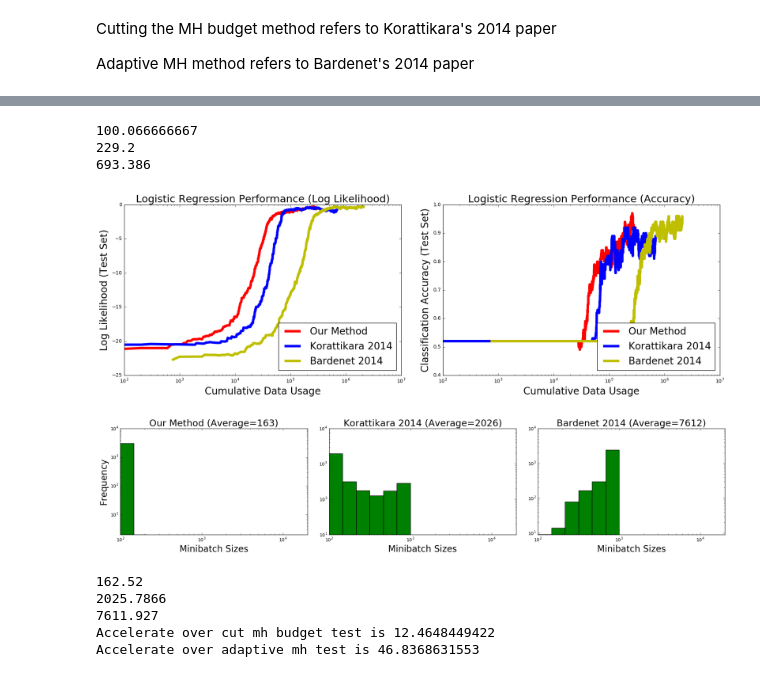
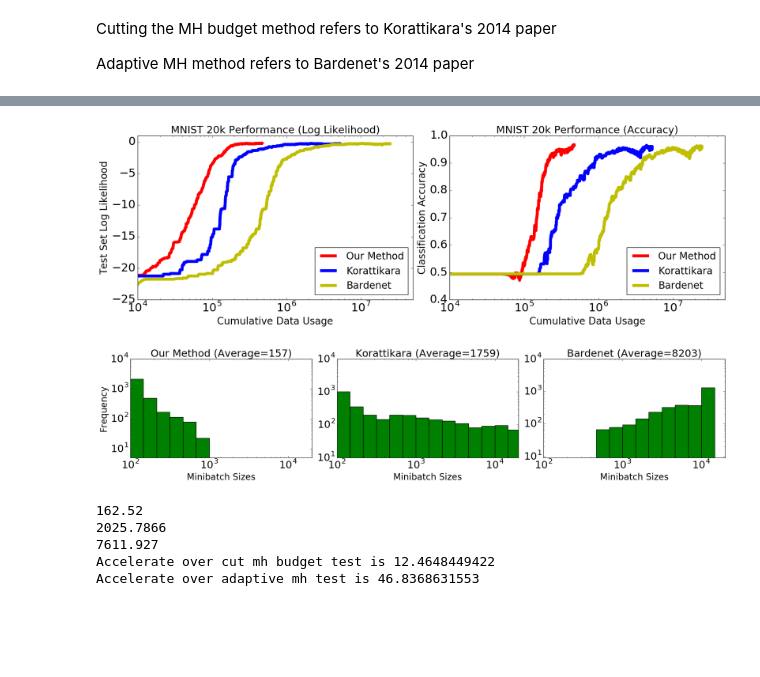
Before and after one commit to DanielTakeshi/New_MH_Test, a Jupyter notebook: code/plot_result_logisticRegression.ipynb, the cells around one changed output, grey strips where cells are left out. Cells and saved outputs as stored; diff of their text form; code cells hidden in the pictures; blank space fills up the shorter version.

Commit message:
Updated figures for logistic regression 20k. Now lets try tuning.

```diff
--- a/code/plot_result_logisticRegression.ipynb
+++ b/code/plot_result_logisticRegression.ipynb
@@ -107,7 +83,8 @@ Here, we use both log likelihood and accuracy.
 And then we'll plot the minibatch sizes.
 """
 
-# Let's get the plot and some shared values established.
+#Let's get the plot and some shared values established.
+import matplotlib
 fig, axarr = plt.subplots(1,2, figsize=(18, 6))
 
 x_label = "Cumulative Data Usage"
@@ -115,96 +92,97 @@ title_size = 21
 axis_size = 20
 tick_size = 23
 legend_size = 20
-width = 5.0
-xlimits = [2*(10**2), 10**8]
+width = 6.0
+xlimits = [10**4, (10**8)/2]
 
 axarr[0].plot(cum_size_ours, ll_test_ours, 'r', label='Our Method', lw=width)
-axarr[0].plot(cum_size_kora, ll_test_kora, 'b', label='Korattikara 2014', lw=width)
-axarr[0].plot(cum_size_bard, ll_test_bard, 'y', label='Bardenet 2014', lw=width)
-#axarr[0].set_xlim(xlimits)
-#axarr[0].set_ylim([-25,0])
+axarr[0].plot(cum_size_kora, ll_test_kora, 'b', label='Korattikara', lw=width)
+axarr[0].plot(cum_size_bard, ll_test_bard, 'y', label='Bardenet', lw=width)
+axarr[0].set_xlim(xlimits)
+axarr[0].set_ylim([-25,1])
 axarr[0].set_xscale("log")
-axarr[0].set_title("Logistic Regression Performance (Log Likelihood)", fontsize=title_size)
+axarr[0].set_title("MNIST 20k Performance (Log Likelihood)", fontsize=title_size)
 axarr[0].set_xlabel(x_label, fontsize=axis_size)
-axarr[0].set_ylabel("Log Likelihood (Test Set)", fontsize=axis_size)
+axarr[0].set_ylabel("Test Set Log Likelihood", fontsize=axis_size)
 axarr[0].legend(loc="lower right", prop={'size':legend_size})
+axarr[0].tick_params(axis='x', labelsize=tick_size)
+axarr[0].tick_params(axis='y', labelsize=tick_size)
 
 axarr[1].plot(cum_size_ours, accuracy_ours, 'r', label='Our Method', lw=width)
-axarr[1].plot(cum_size_kora, accuracy_kora, 'b', label='Korattikara 2014', lw=width)
-axarr[1].plot(cum_size_bard, accuracy_bard, 'y', label='Bardenet 2014', lw=width)
-#axarr[1].set_xlim(xlimits)
+axarr[1].plot(cum_size_kora, accuracy_kora, 'b', label='Korattikara', lw=width)
+axarr[1].plot(cum_size_bard, accuracy_bard, 'y', label='Bardenet', lw=width)
+axarr[1].set_xlim(xlimits)
 #axarr[1].set_ylim([0.4,1])
 axarr[1].set_xscale("log")
-axarr[1].set_title("Logistic Regression Performance (Accuracy)", fontsize=title_size)
+axarr[1].set_title("MNIST 20k Performance (Accuracy)", fontsize=title_size)
 axarr[1].set_xlabel(x_label, fontsize=axis_size)
-axarr[1].set_ylabel("Classification Accuracy (Test Set)", fontsize=axis_size)
+axarr[1].set_ylabel("Classification Accuracy", fontsize=axis_size)
 axarr[1].legend(loc="lower right", prop={'size':legend_size})
+axarr[1].tick_params(axis='x', labelsize=tick_size)
+axarr[1].tick_params(axis='y', labelsize=tick_size)
 
 plt.tight_layout()
-# plt.savefig('../figures/LogisticRegressionResult/logistic_performance.png', dpi=300)
+#plt.savefig('../figures/LogisticRegressionResult/logistic_performance.png', dpi=300)
 
 
 
+# NEXT FIGURE!
 fig, axarr = plt.subplots(1,3, figsize=(20, 4.5))
 
-# A bunch of common values. The max_y value may need some tweaking.
+#A bunch of common values. The max_y value may need some tweaking.
 min_x = 10**2
 max_x = 2*(10**4)
 min_y = 0
 max_y = 10000
 yaxis_ticks = [10,100,1000,10000]
-title_size = 21
+title_size = 23
 axis_size = 20
 tick_size = 23
 fc = 'green'
 x_label = "Minibatch Sizes"
 y_label = "Frequency"
 
-axarr[0].set_title("Our Method (Average=163)", fontsize=title_size)
+axarr[0].set_title("Our Method (Average={})".format(int(np.mean(mb_size_ours))), fontsize=title_size)
 axarr[0].hist(mb_size_ours, bins=np.logspace(2, 6, 25), facecolor=fc)
 axarr[0].set_xlabel(x_label, fontsize=axis_size)
 axarr[0].set_ylabel(y_label, fontsize=axis_size)
 axarr[0].set_xscale('log')
 axarr[0].set_yscale('log')
 axarr[0].set_xlim([min_x,max_x])
 axarr[0].set_ylim([min_y,max_y])
 axarr[0].set_yticks(yaxis_ticks)
-print np.mean(mb_size_ours)
+axarr[0].tick_params(axis='x', labelsize=tick_size)
+axarr[0].tick_params(axis='y', labelsize=tick_size)
 
-axarr[1].set_title("Korattikara 2014 (Average=2026)", fontsize=title_size)
+axarr[1].set_title("Korattikara (Average={})".format(int(np.mean(mb_size_kora))), fontsize=title_size)
 axarr[1].hist(mb_size_kora, bins=np.logspace(2, 6, 25), facecolor=fc)
 axarr[1].set_xlabel(x_label, fontsize=axis_size)
 #axarr[1].set_ylabel(y_label, fontsize=axis_size)
 axarr[1].set_xscale('log')
 axarr[1].set_yscale('log')
 axarr[1].set_xlim([min_x,max_x])
 axarr[1].set_ylim([min_y,max_y])
 axarr[1].set_yticks(yaxis_ticks)
-print np.mean(mb_size_kora)
+axarr[1].tick_params(axis='x', labelsize=tick_size)
+axarr[1].tick_params(axis='y', labelsize=tick_size)
 
-axarr[2].set_title("Bardenet 2014 (Average=7612)", fontsize=title_size)
+axarr[2].set_title("Bardenet (Average={})".format(int(np.mean(mb_size_bard))), fontsize=title_size)
 axarr[2].hist(mb_size_bard, bins=np.logspace(2, 6, 25), facecolor=fc)
 axarr[2].set_xlabel(x_label, fontsize=axis_size)
 #axarr[2].set_ylabel(y_label, fontsize=axis_size)
 axarr[2].set_xscale('log')
 axarr[2].set_yscale('log')
 axarr[2].set_xlim([min_x,max_x])
 axarr[2].set_ylim([min_y,max_y])
 axarr[2].set_yticks(yaxis_ticks)
-print np.mean(mb_size_bard)
-
-#matplotlib.rc('xtick', labelsize=tick_size)
-#matplotlib.rc('ytick', labelsize=tick_size)
-#fig.subplots_adjust(hspace=5)
+axarr[2].tick_params(axis='x', labelsize=tick_size)
+axarr[2].tick_params(axis='y', labelsize=tick_size)
 
 plt.tight_layout()
 #plt.savefig('../figures/LogisticRegressionResult/minibatch_size_logistic.png', dpi=300)
 # %% [output]
-100.066666667
-229.2
-693.386
-[figure, old version]
+[figure, new version]
-[figure, old version]
+[figure, new version]
 # %%
 """UPDATE: as of Ocdtober 8, 2016, the following cells are now outdated.
 """
```
Also changed, not shown: parts of 3 cells of this notebook.
